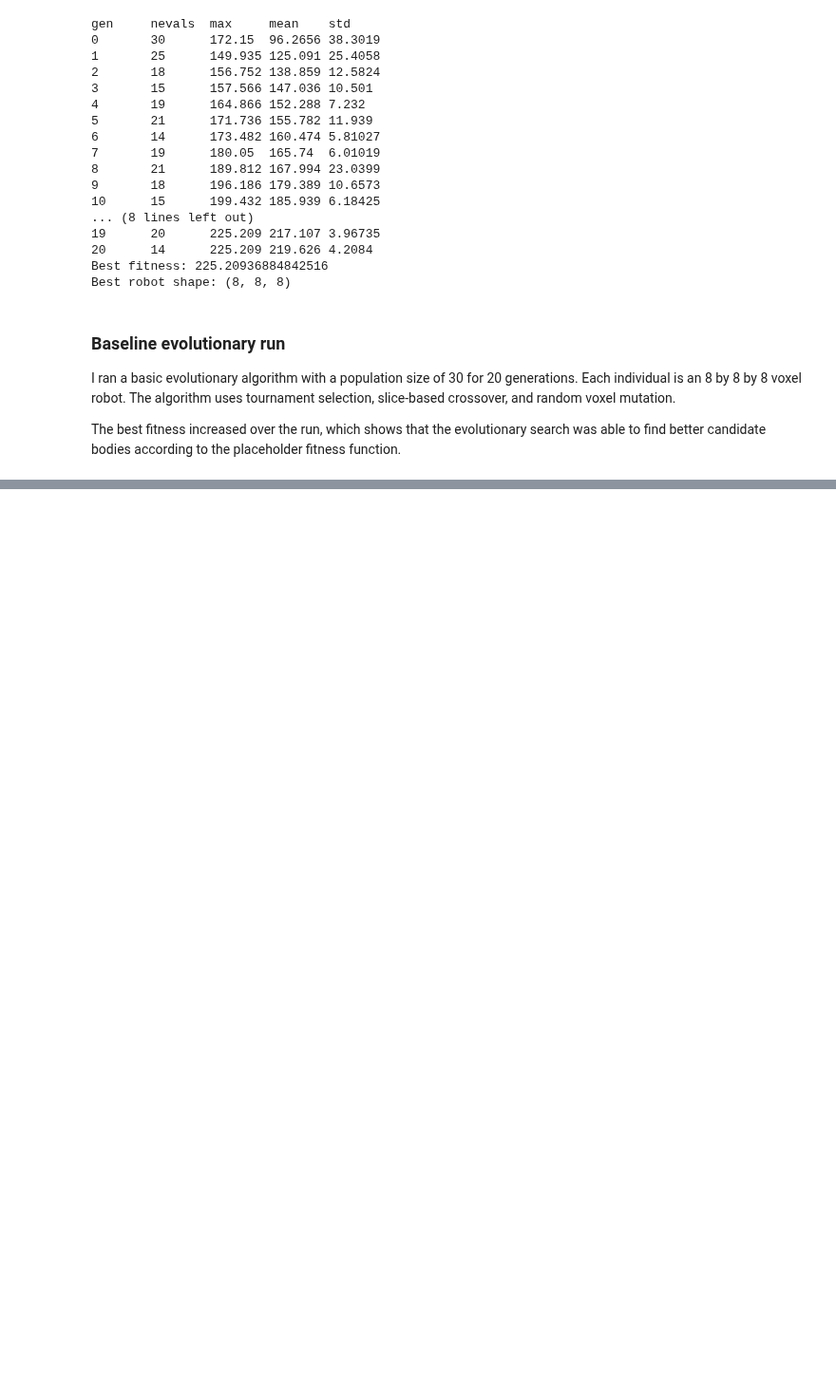
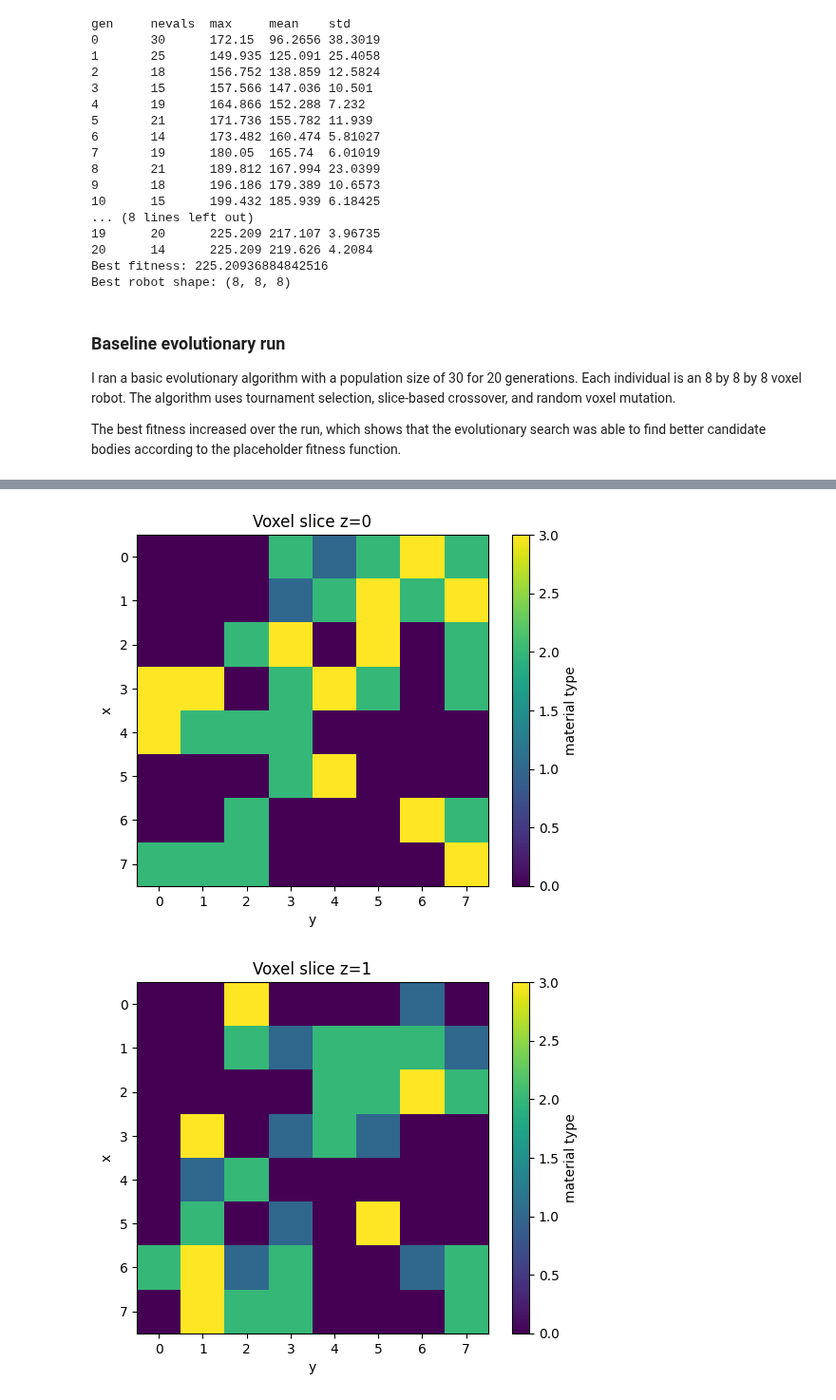
Before and after one commit to ayushishringi/xenobot-exercise, a Jupyter notebook: notebooks/milestone2_notebook.ipynb, the cells around one changed output, grey strips where cells are left out. Shown at 95% size. Drawn from its saved outputs; the diff is of its cells as text; code cells hidden in the pictures; blank space fills up the shorter version.

```diff
--- a/notebooks/milestone2_notebook.ipynb
+++ b/notebooks/milestone2_notebook.ipynb
@@ -42,0 +56,5 @@ The best fitness increased over the run, which shows that the evolutionary searc
+# %%
+plot_voxel_slices(best)
+# %% [output]
+[figure, added]
+[figure, added]
```
Also changed, not shown: parts of 6 cells of this notebook.
